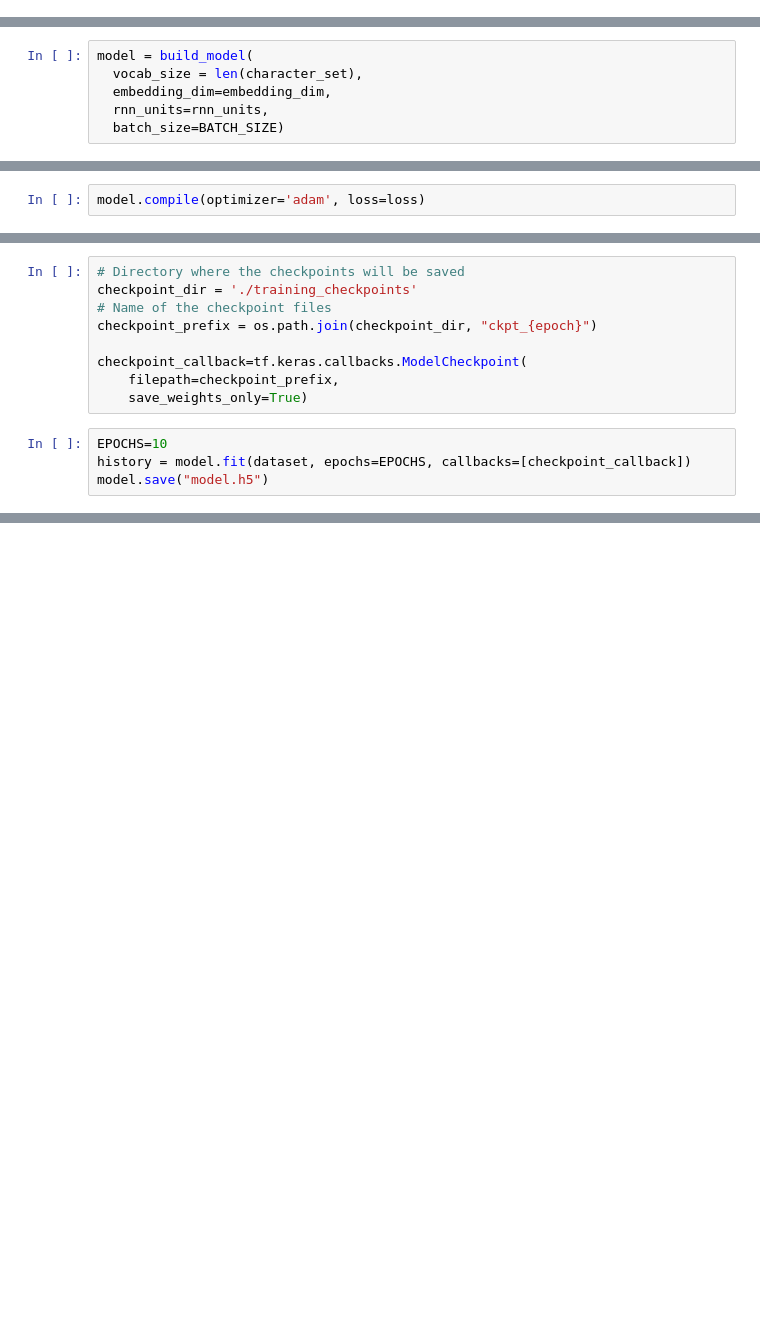
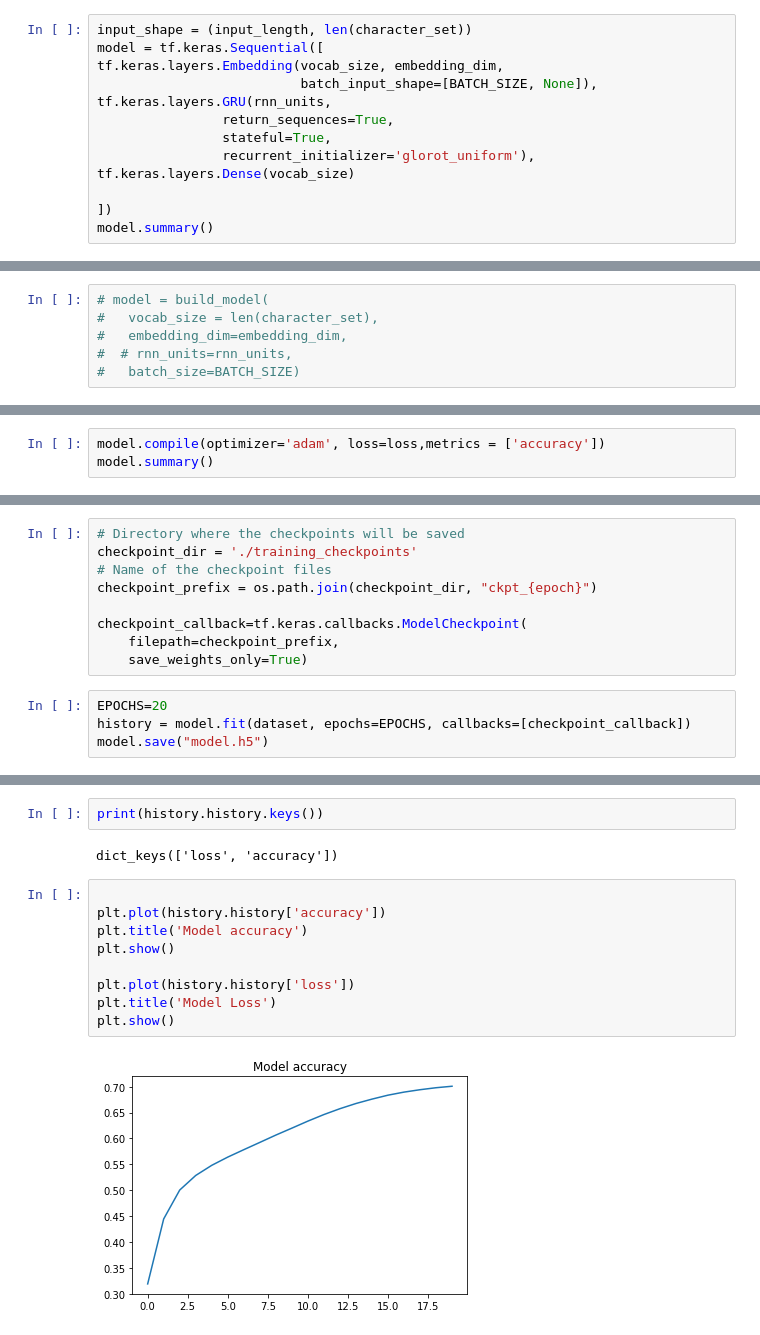
Before and after one commit to shweta-aiml/100daysofcode, a Jupyter notebook: HindiTextGeneration.ipynb, the cells around one changed output, grey strips where cells are left out. Cells and saved outputs as stored; diff of their text form; blank space fills up the shorter version.

```diff
--- a/HindiTextGeneration.ipynb
+++ b/HindiTextGeneration.ipynb
@@ -274,0 +293,13 @@ vocab_size = len(character_set)
+# %%
+input_shape = (input_length, len(character_set))
+model = tf.keras.Sequential([
+tf.keras.layers.Embedding(vocab_size, embedding_dim,
+                          batch_input_shape=[BATCH_SIZE, None]),
+tf.keras.layers.GRU(rnn_units,
+                return_sequences=True,
+                stateful=True,
+                recurrent_initializer='glorot_uniform'),
+tf.keras.layers.Dense(vocab_size)
+
+])
+model.summary()
@@ -287,8 +351,8 @@ def build_model(vocab_size, embedding_dim, rnn_units, batch_size):
 # %%
-model = build_model(
-  vocab_size = len(character_set),
-  embedding_dim=embedding_dim,
-  rnn_units=rnn_units,
-  batch_size=BATCH_SIZE)
+# model = build_model(
+#   vocab_size = len(character_set),
+#   embedding_dim=embedding_dim,
+#  # rnn_units=rnn_units,
+#   batch_size=BATCH_SIZE)
 # %%
 for input_example_batch, target_example_batch in dataset.take(1):
@@ -359,2 +437,3 @@ scalar_loss:       4.2920275
 # %%
-model.compile(optimizer='adam', loss=loss)
+model.compile(optimizer='adam', loss=loss,metrics = ['accuracy'])
+model.summary()
@@ -368,7 +462,7 @@ checkpoint_callback=tf.keras.callbacks.ModelCheckpoint(
     filepath=checkpoint_prefix,
     save_weights_only=True)
 # %%
-EPOCHS=10
+EPOCHS=20
 history = model.fit(dataset, epochs=EPOCHS, callbacks=[checkpoint_callback])
 model.save("model.h5")
 # %% [output]
@@ -415,0 +486,15 @@ def load_data():
+# %%
+print(history.history.keys())
+# %% [output]
+dict_keys(['loss', 'accuracy'])
+# %%
+
+plt.plot(history.history['accuracy'])
+plt.title('Model accuracy')
+plt.show()
+
+plt.plot(history.history['loss'])
+plt.title('Model Loss')
+plt.show()
+# %% [output]
+[figure, added]
```
Also changed, not shown: parts of 34 cells of this notebook.
